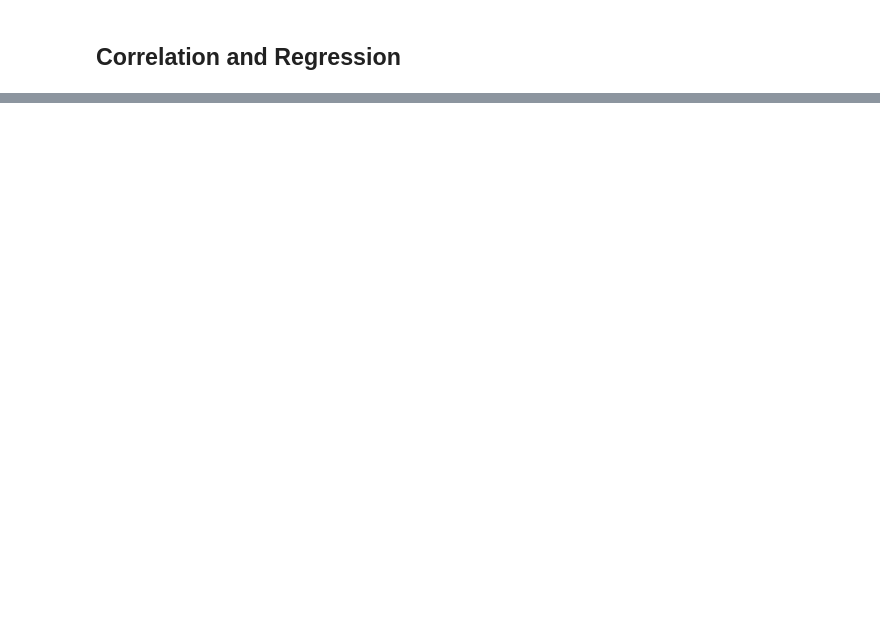
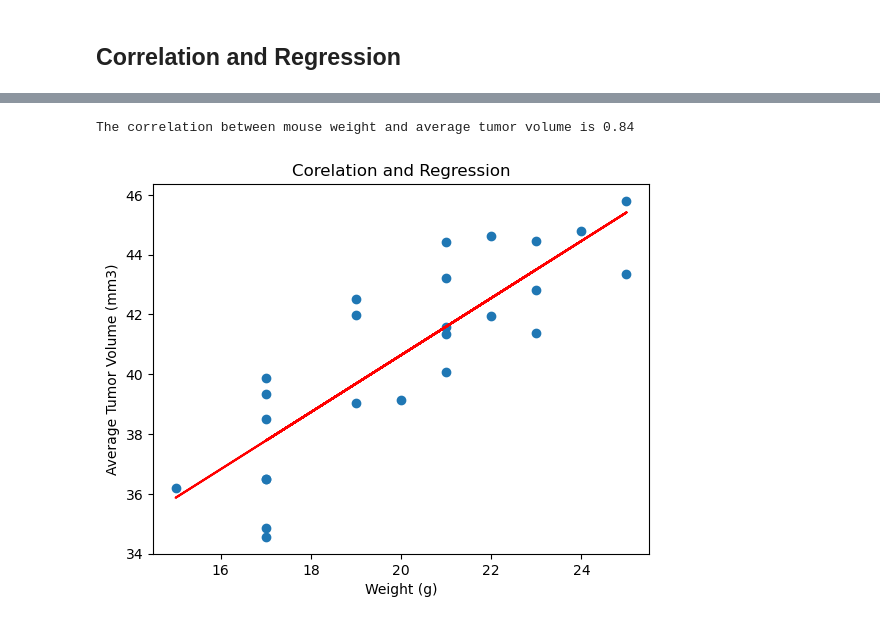
Before and after one commit to ZalakG/Pymaceuticals-Inc, a Jupyter notebook: pymaceuticals_starter.ipynb, the cells around one changed output, grey strips where cells are left out. Saved outputs shown, nothing was run; the diff lists cells and outputs as text; code cells hidden in the pictures; blank space fills up the shorter version.

```diff
--- a/pymaceuticals_starter.ipynb
+++ b/pymaceuticals_starter.ipynb
@@ -317,0 +361,27 @@ The correlation between mouse weight and the average tumor volume is 0.84
+# %%
+# Calculate the correlation coefficient and linear regression model
+# Set x_axis and y_axis
+x_values = m_weight
+y_values = m_tumorvoulme
+
+# Calculate linear regreesion (got the calculation from week-5, day-3 activities- 8,9)
+(slope, intercept, rvalue, pvalue, stderr) = st.linregress(x_values, y_values)
+regress_values = x_values * slope + intercept
+line_eq = "y = " + str(round(slope,2)) + "x + " + str(round(intercept,2))
+
+# Scatter plot
+plt.scatter(x_values,y_values)
+
+# Set xlabel, ylabel and title
+plt.xlabel("Weight (g)")
+plt.ylabel("Average Tumor Volume (mm3)")
+plt.title("Corelation and Regression")
+
+# Line plot
+plt.plot(x_values,regress_values,"r-")
+
+# print correlation coefficient
+print(f"The correlation between mouse weight and average tumor volume is {round(st.pearsonr(x_values,y_values)[0],2)}")
+# %% [output]
+The correlation between mouse weight and average tumor volume is 0.84
+[figure, added]
```
Also changed, not shown: parts of 14 cells of this notebook.
